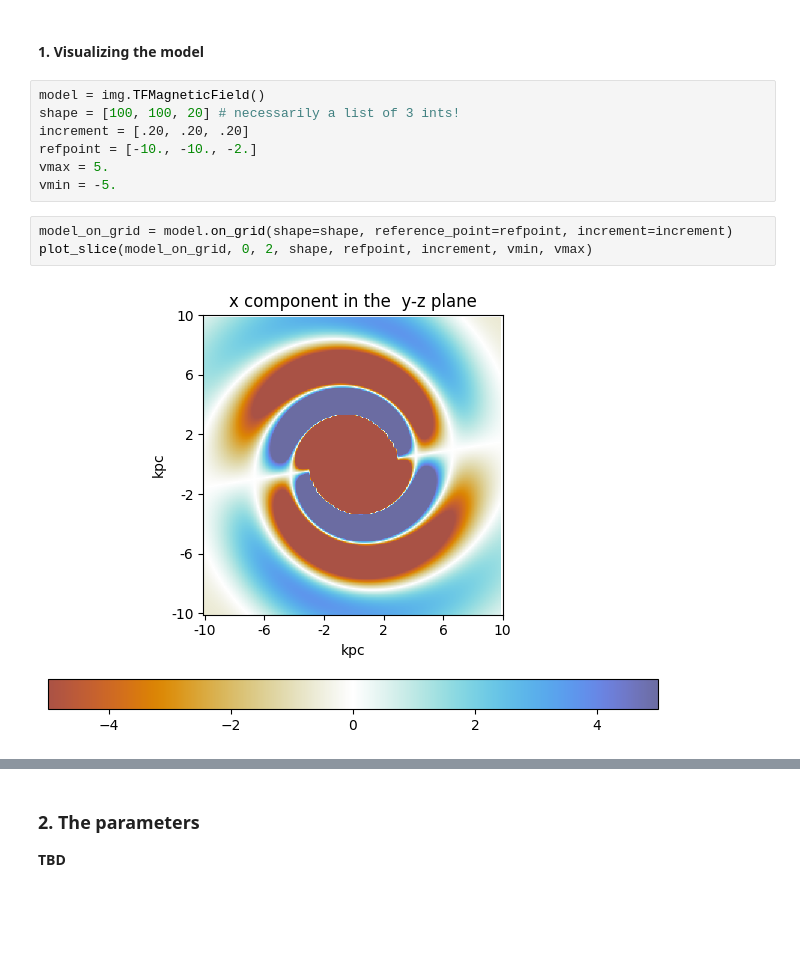
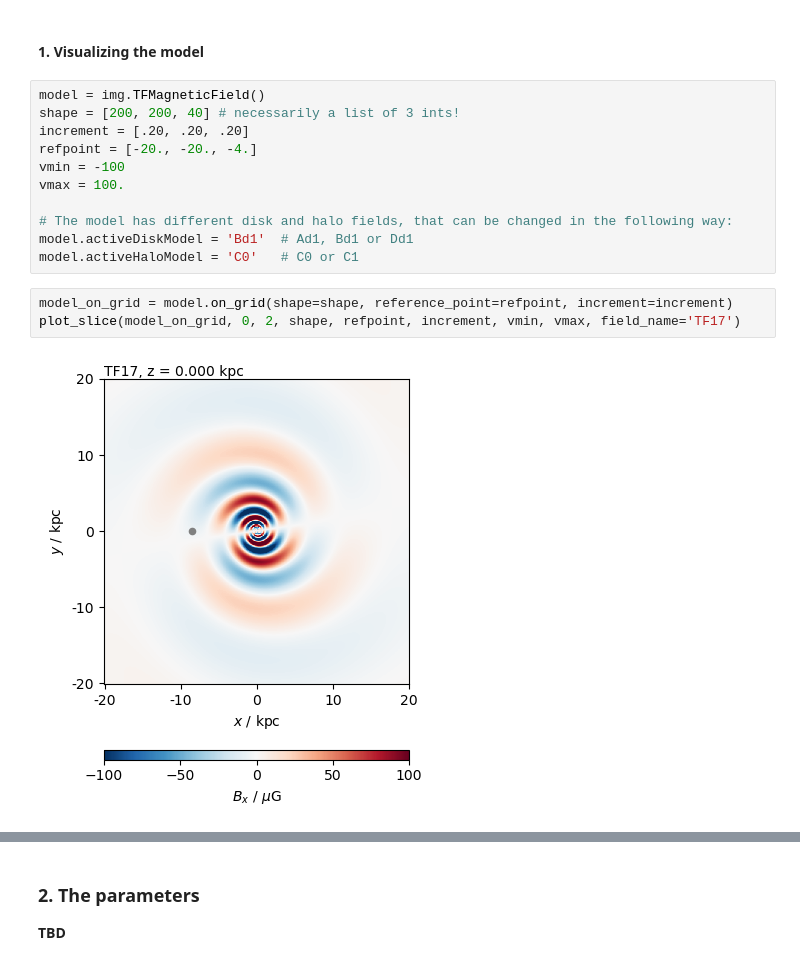
Before and after one commit to rafaelab/imagine-models, a Jupyter notebook: demos/python/model_examples/tf17_demo.ipynb, the cells around one changed output, grey strips where cells are left out. Saved outputs shown, nothing was run; the diff lists cells and outputs as text; blank space fills up the shorter version.

Commit message:
TF17 ipynb set up, field still incorrect?

```diff
--- a/demos/python/model_examples/tf17_demo.ipynb
+++ b/demos/python/model_examples/tf17_demo.ipynb
@@ -13,14 +13,18 @@ from plotting_helpers import plot_slice
 #### 1. Visualizing the model
 # %%
 model = img.TFMagneticField()
-shape = [100, 100, 20] # necessarily a list of 3 ints!
+shape = [200, 200, 40] # necessarily a list of 3 ints!
 increment = [.20, .20, .20]
-refpoint = [-10., -10., -2.]
-vmax = 5.
-vmin = -5.
+refpoint = [-20., -20., -4.]
+vmin = -100
+vmax = 100.
+
+# The model has different disk and halo fields, that can be changed in the following way:
+model.activeDiskModel = 'Bd1'  # Ad1, Bd1 or Dd1
+model.activeHaloModel = 'C0'   # C0 or C1
 # %%
 model_on_grid = model.on_grid(shape=shape, reference_point=refpoint, increment=increment)
-plot_slice(model_on_grid, 0, 2, shape, refpoint, increment, vmin, vmax)
+plot_slice(model_on_grid, 0, 2, shape, refpoint, increment, vmin, vmax, field_name='TF17')
 # %% [output]
-[figure, old version]
+[figure, new version]
 # %%
```
Also changed, not shown: parts of 8 cells of this notebook.
